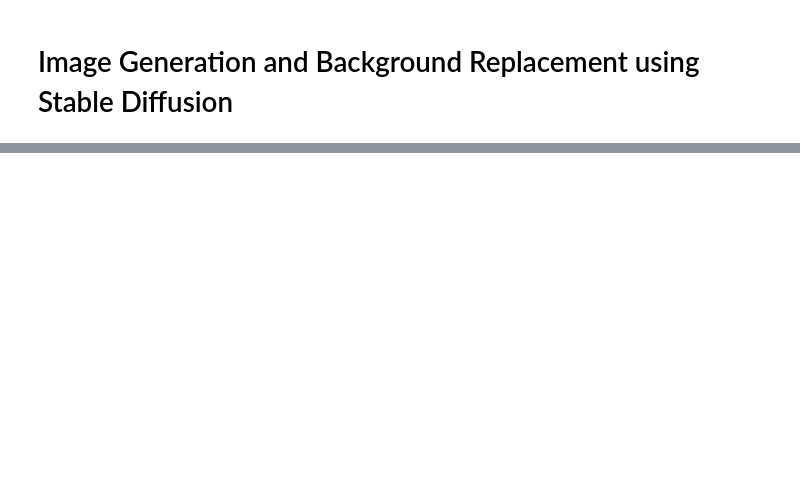
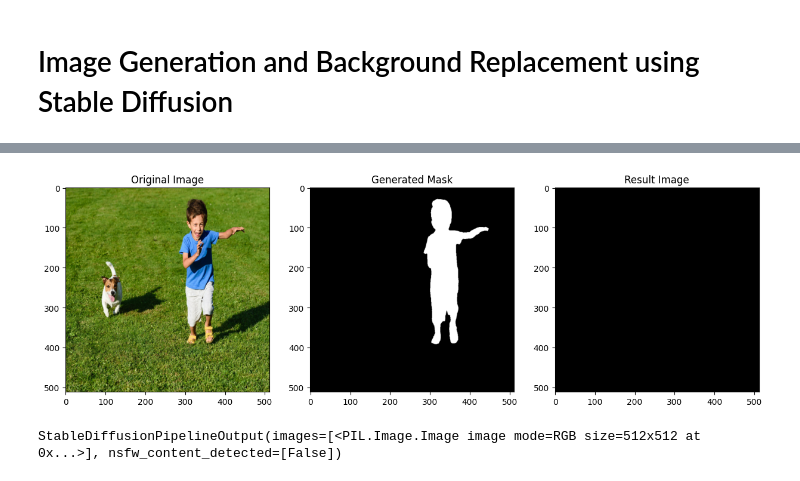
Before and after one commit to Vishnukurra101/Object-Replacement, a Jupyter notebook: Stable_diffusion.ipynb, the cells around one changed output, grey strips where cells are left out. Drawn from its saved outputs; the diff is of its cells as text; code cells hidden in the pictures; blank space fills up the shorter version.

```diff
--- a/Stable_diffusion.ipynb
+++ b/Stable_diffusion.ipynb
@@ -59,0 +111,42 @@ display(image)
+# %%
+new_size = (512, 512)
+image = image.resize(new_size)
+mask = mask.resize(new_size)
+# %%
+import numpy as np
+
+# Get binary mask
+# binary_mask = np.zeros_like(image_array[:, :, 0])  # Single-channel mask
+# for mask in masks:
+#     binary_mask[mask['segmentation']] = 1  # Set mask pixels
+
+# # Inpaint the region
+# import PIL
+
+prompt = "A playful cat running in a field during daytime"
+
+
+# image_pil = Image.fromarray(image_array)
+# binary_mask_pil = Image.fromarray(binary_mask.astype(np.uint8) * 255)
+# result = pipeline(prompt=prompt, image=image, mask_image=mask)
+result = pipeline(prompt=prompt, image=image, mask_image=mask, strength=0.6)
+# %%
+import matplotlib.pyplot as plt
+
+plt.figure(figsize=(15, 5))
+plt.subplot(1, 3, 1)
+plt.title("Original Image")
+plt.imshow(image)
+plt.subplot(1, 3, 2)
+plt.title("Generated Mask")
+plt.imshow(mask, cmap='gray')
+plt.subplot(1, 3, 3)
+plt.title("Result Image")
+plt.imshow(result.images[0])
+plt.show()
+# %% [output]
+[figure, added]
+# %%
+result
+# %% [output]
+StableDiffusionPipelineOutput(images=[<PIL.Image.Image image mode=RGB size=512x512 at 0x...>], nsfw_content_detected=[False])
```
Also changed, not shown: parts of 12 cells of this notebook.
